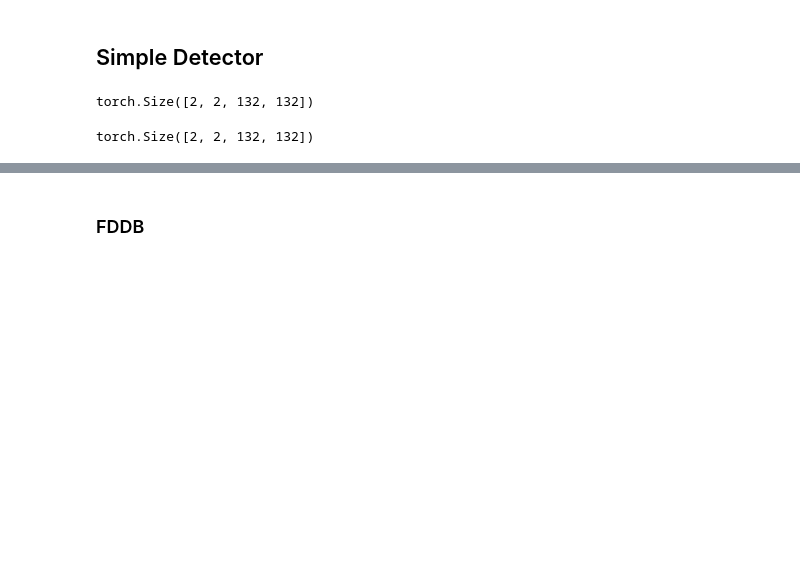
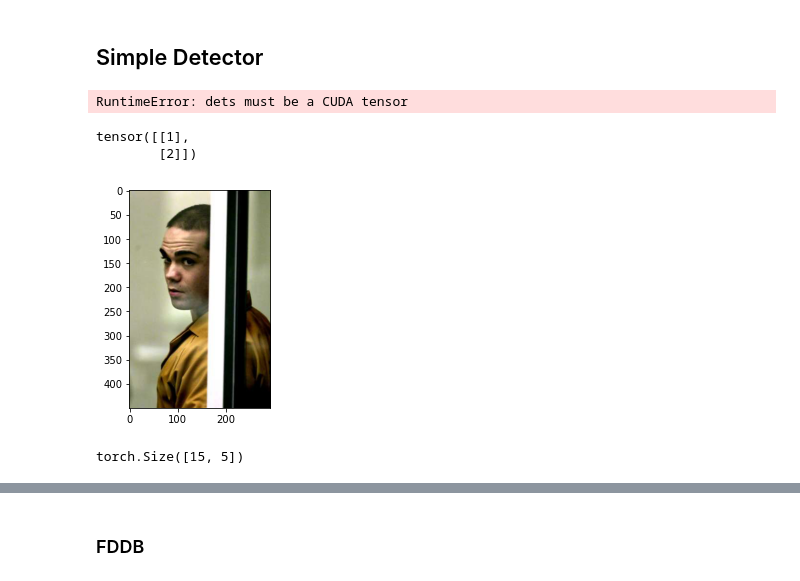
Before and after one commit to eladb3/dl_ex3, a Jupyter notebook: Ex3.ipynb, the cells around one changed output, grey strips where cells are left out. Cells and saved outputs as stored; diff of their text form; code cells hidden in the pictures; blank space fills up the shorter version.

```diff
--- a/Ex3.ipynb
+++ b/Ex3.ipynb
@@ -95,11 +120,3 @@ conv_layer.weight.data = Net12_layers[-1].weight.data.view((2, 1, 4, 4)).detach(
 conv_layer.bias.data = Net12_layers[-1].bias.data.detach().clone()
 Net12Detector_layers = [deepcopy(l) for l in Net12_layers[:-2]] + [utils.nn_Squeeze(1), conv_layer, nn.Softmax(dim = 1)]
 Net12_FCN = nn.Sequential(*Net12Detector_layers)
-# %%
-Net12_FCN(x).shape
-# %% [output]
-torch.Size([2, 2, 132, 132])
-# %%
-Net12_FCN(x).size()
-# %% [output]
-torch.Size([2, 2, 132, 132])
@@ -105,0 +142,4 @@ torch.Size([2, 2, 132, 132])
+# %%
+utils.gen_fddb_out(det_model)
+# %% [output]
+RuntimeError: dets must be a CUDA tensor
@@ -105,0 +149,20 @@ torch.Size([2, 2, 132, 132])
+# %%
+a = torch.tensor([[1]])
+b = torch.tensor([[2]])
+torch.cat((a,b), 0)
+# %% [output]
+tensor([[1],
+        [2]])
+# %%
+reload(utils)
+x = Image.open("./data/EX2_data/fddb/images/2002/08/13/big/img_776.jpg")
+plt.imshow(x)
+x = TF.to_tensor(x)
+# %% [output]
+[figure, added]
+# %%
+scale = 0.1
+r = scale_fcn_boxes(x, scale, Net12_FCN, 0.2)
+r.shape
+# %% [output]
+torch.Size([15, 5])
```
Also changed, not shown: parts of 17 cells of this notebook, 1 other file.
